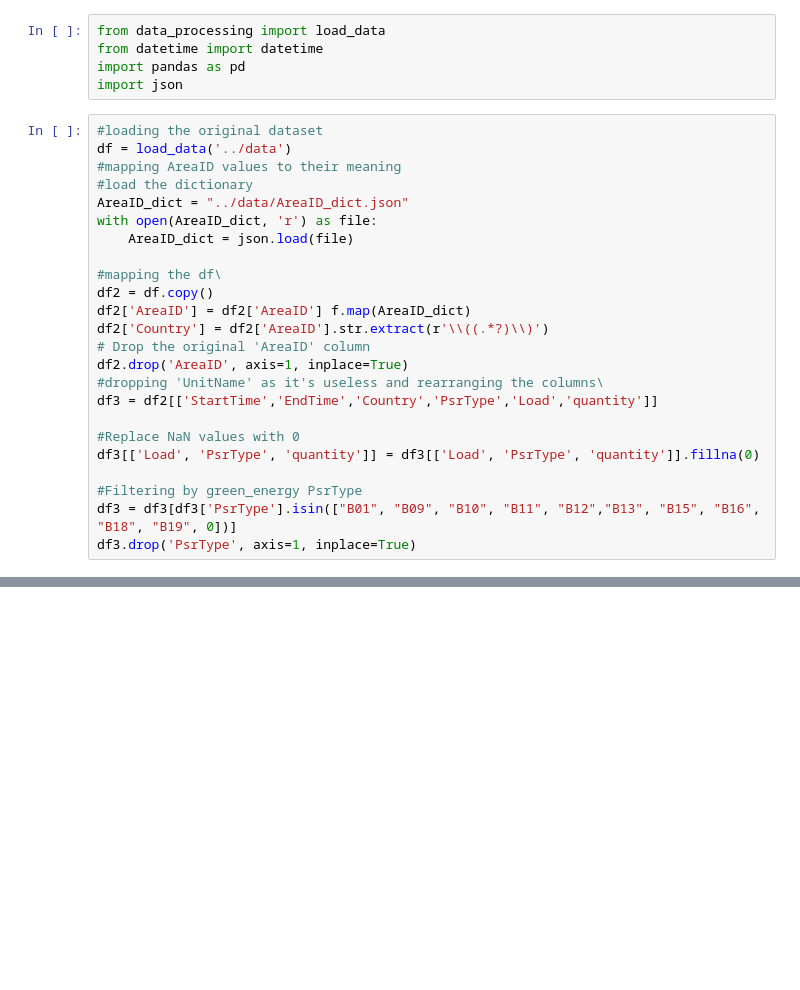
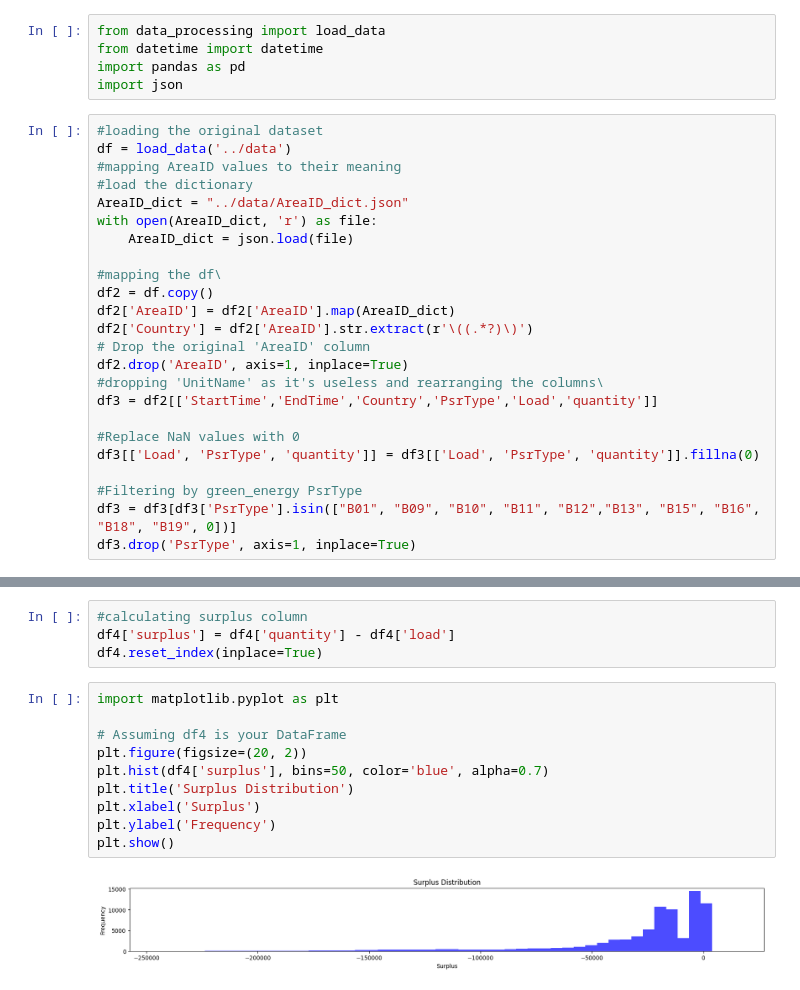
Before and after one commit to plarrip/hackathon_schneider, a Jupyter notebook: src/data_processing_2.ipynb, the cells around one changed output, grey strips where cells are left out. Saved outputs shown, nothing was run; the diff lists cells and outputs as text; blank space fills up the shorter version.

Commit message:
finished the data_processing.ipynb

```diff
--- a/src/data_processing_2.ipynb
+++ b/src/data_processing_2.ipynb
@@ -14,8 +14,8 @@ with open(AreaID_dict, 'r') as file:
 
 #mapping the df\
 df2 = df.copy()
-df2['AreaID'] = df2['AreaID'] f.map(AreaID_dict)
-df2['Country'] = df2['AreaID'].str.extract(r'\\((.*?)\\)')
+df2['AreaID'] = df2['AreaID'].map(AreaID_dict)
+df2['Country'] = df2['AreaID'].str.extract(r'\((.*?)\)')
 # Drop the original 'AreaID' column
 df2.drop('AreaID', axis=1, inplace=True)
 #dropping 'UnitName' as it's useless and rearranging the columns\
@@ -73,0 +99,16 @@ dfQuantity.info()
+# %%
+#calculating surplus column
+df4['surplus'] = df4['quantity'] - df4['load']
+df4.reset_index(inplace=True)
+# %%
+import matplotlib.pyplot as plt
+
+# Assuming df4 is your DataFrame
+plt.figure(figsize=(20, 2))
+plt.hist(df4['surplus'], bins=50, color='blue', alpha=0.7)
+plt.title('Surplus Distribution')
+plt.xlabel('Surplus')
+plt.ylabel('Frequency')
+plt.show()
+# %% [output]
+[figure, added]
```
Also changed, not shown: parts of 3 cells of this notebook, 3 other files.
